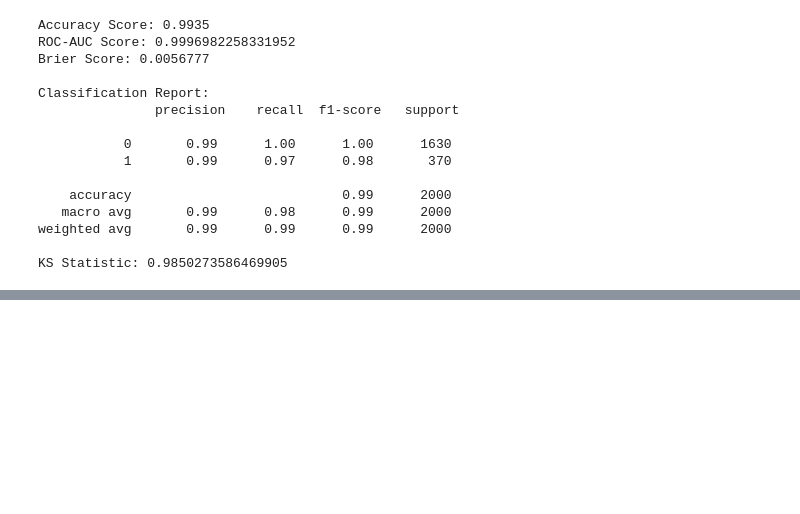
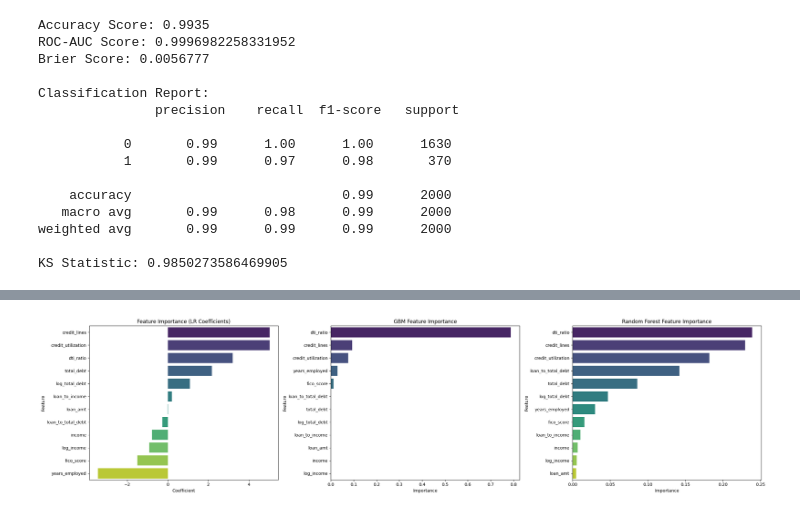
Before and after one commit to raz0208/Natural-Gas-Price-Interpolation-Forecasting, a Jupyter notebook: Task3/Credit_Risk_Analysis_and_Modeling_PD_and_EL_Prediction.ipynb, the cells around one changed output, grey strips where cells are left out. Cells and saved outputs as stored; diff of their text form; code cells hidden in the pictures; blank space fills up the shorter version.

```diff
--- a/Task3/Credit_Risk_Analysis_and_Modeling_PD_and_EL_Prediction.ipynb
+++ b/Task3/Credit_Risk_Analysis_and_Modeling_PD_and_EL_Prediction.ipynb
@@ -521,0 +452,44 @@ plt.show()
+# %%
+# LR Model Coefficients
+lr_coef_df = pd.DataFrame({'Feature': X.columns, 'Coefficient': pipe['lr'].coef_[0]})
+lr_coef_df = lr_coef_df.sort_values(by='Coefficient', ascending=False)
+# print("\nModel Coefficients:\n", lr_coef_df)
+# print("\n")
+
+# GBM Model Feature Importance
+gbm_feature_importance = pd.DataFrame({
+    'Feature': X.columns,
+    'Importance': gbm_pipe['gbm'].feature_importances_
+}).sort_values(by='Importance', ascending=False)
+# print("GBM Feature Importance\n", gbm_feature_importance)
+# print("\n")
+
+# RF Model Feature Importance
+rf_feature_importance = pd.DataFrame({
+    'Feature': X.columns,
+    'Importance': rf_pipe['rf'].feature_importances_
+}).sort_values(by='Importance', ascending=False)
+# print("RF Feature Importance\n", rf_feature_importance)
+# print("\n")
+
+
+# Single Plotting for All 3 Models
+# Create a figure with 1 row and 3 columns
+fig, axes = plt.subplots(1, 3, figsize=(24, 6))
+
+# Plot 1: LR Coefficients
+sns.barplot(x='Coefficient', y='Feature', data=lr_coef_df, palette='viridis', ax=axes[0])
+axes[0].set_title('Feature Importance (LR Coefficients)')
+
+# Plot 2: GBM Feature Importance
+sns.barplot(x='Importance', y='Feature', data=gbm_feature_importance, palette='viridis', ax=axes[1])
+axes[1].set_title('GBM Feature Importance')
+
+# Plot 3: RF Feature Importance
+sns.barplot(x='Importance', y='Feature', data=rf_feature_importance, palette='viridis', ax=axes[2])
+axes[2].set_title('Random Forest Feature Importance')
+
+plt.tight_layout()
+plt.show()
+# %% [output]
+[figure, added]
```
Also changed, not shown: parts of 5 cells of this notebook.
